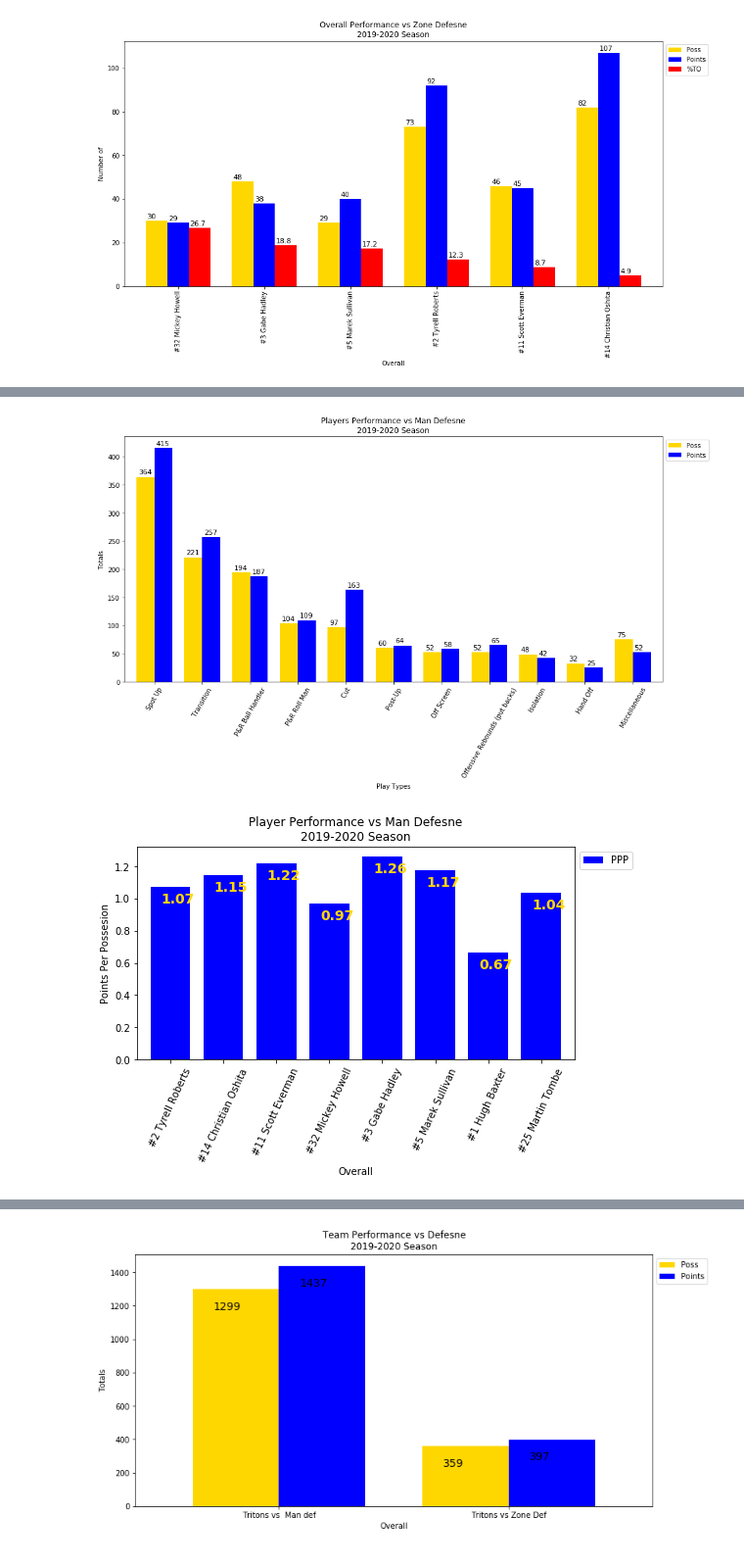
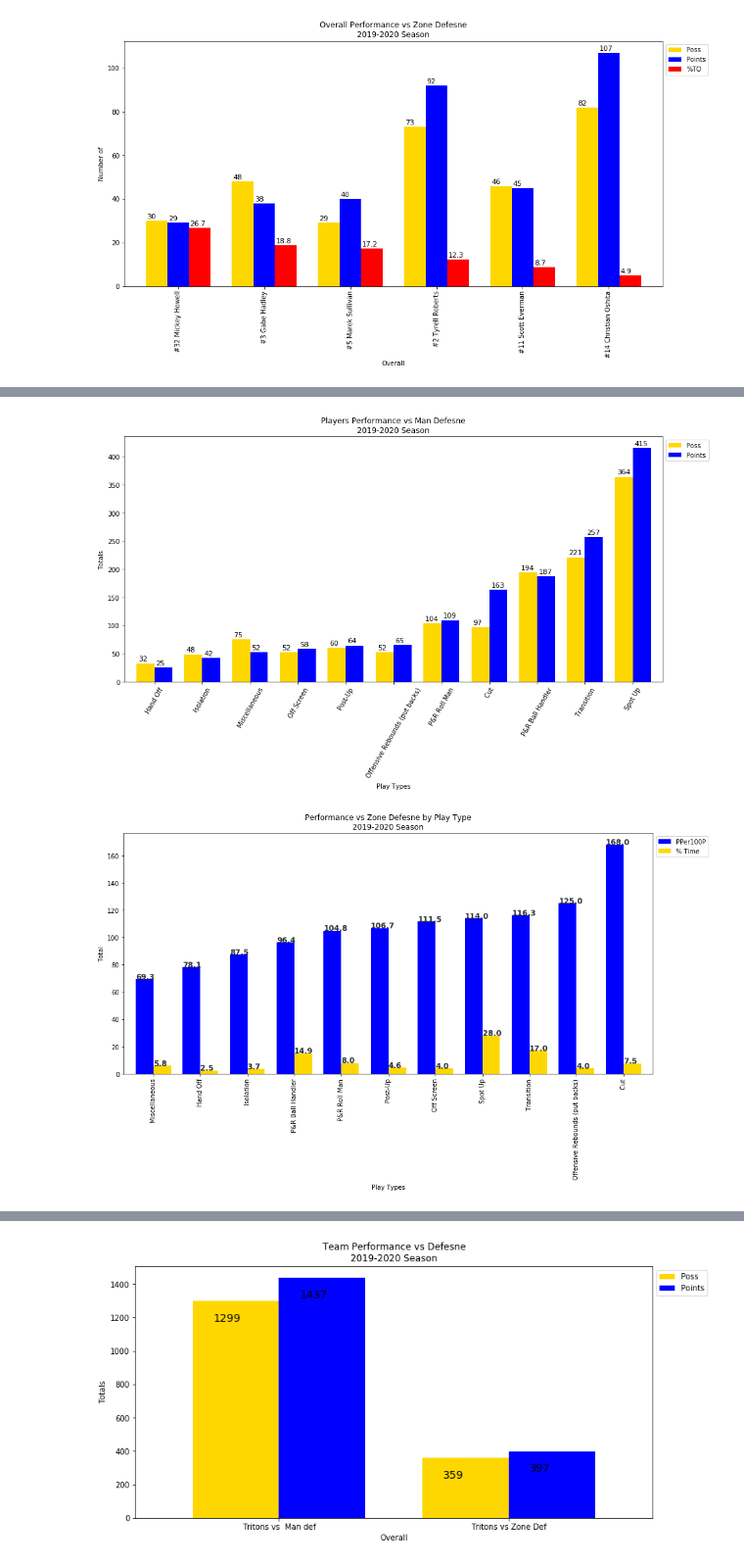
Before and after one commit to AstroWa3l/MBB_performance_analysis, a Jupyter notebook: Off Performance vs Zone and Man Def.ipynb, the cells around one changed output, grey strips where cells are left out. Shown: that part at 98% size. Saved outputs shown, nothing was run; the diff lists cells and outputs as text; code cells hidden in the pictures.

```diff
--- a/Off Performance vs Zone and Man Def.ipynb
+++ b/Off Performance vs Zone and Man Def.ipynb
@@ -262,2 +285,2 @@ plt.savefig('Rotation Players Performance vs Man Defesne.png',bbox_extra_artists
 # %%
-df6 = pd.read_excel('OffvsMan_Zone19_20.xlsx', sheet_name='playtypesVsMan')
+playtypes_man = pd.read_excel('OffvsMan_Zone19_20.xlsx', sheet_name='playtypesVsMan')
@@ -264,5 +302,12 @@ df6 = pd.read_excel('OffvsMan_Zone19_20.xlsx', sheet_name='playtypesVsMan')
+# %%
+percent_cols=['% Time','FG%','aFG%','%TO','%FT','%SF','%Score']
+normalize = 100
+
+for column in playtypes_man.columns:
+    if column in percent_cols:
+        playtypes_man[column]=playtypes_man[column]*normalize
 # %%
-ax = df6.plot(x='Play Types', y=['Poss','Points'], kind="bar",width=.75,color=['Gold','Blue',],figsize=(15,7))
+ax = playtypes_man.sort_values(by='Points').plot(x='Play Types', y=['Poss','Points'], kind="bar",width=.75,color=['Gold','Blue',],figsize=(15,7))
 plt.ylabel('Totals'),plt.title("Players Performance vs Man Defesne\n2019-2020 Season"),plt.xticks(rotation=60)
 lgd = plt.legend(loc='upper left', bbox_to_anchor=(1,1))
 for i in ax.patches:
@@ -270,15 +315,16 @@ for i in ax.patches:
             str(round((i.get_height()), 2)), fontsize=11, color='Black',
                 rotation=0)
 # %% [output]
-[figure, old version]
+[figure, new version]
+# %%
+playtypes_man['PPer100P'] = 100*playtypes_man['PPP']
 # %%
-ax = df4.plot(x='Overall', y=['PPP'], kind="bar",width=.75,color=['blue'],figsize=(8,4))
-plt.ylabel('Points Per Possesion'),plt.title("Player Performance vs Man Defesne\n2019-2020 Season"),plt.xticks(rotation=65)
+ax = playtypes_man.sort_values(by='PPer100P').plot(x='Play Types', y=['PPer100P','% Time'], kind="bar",width=.75,color=['Blue','Gold','red'],figsize=(15,7))
+plt.ylabel('Total'),plt.title("Performance vs Zone Defesne by Play Type\n2019-2020 Season")
 lgd = plt.legend(loc='upper left', bbox_to_anchor=(1,1))
 for i in ax.patches:
-    ax.text(i.get_x()+0.2, i.get_height()-0.1, \
-            str(round((i.get_height()), 2)), fontsize=14, color='Gold',
+    ax.text(i.get_x()+.003, i.get_height()+0.09, \
+            str(round((i.get_height()), 2)), fontsize=12, color='#292f33',
                 rotation=0,weight='bold')
-# plt.savefig('main_rotation_ZoneDef_performance.png',bbox_extra_artists=(lgd,),bbox_inches='tight',dpi=130)
 # %% [output]
-[figure, old version]
+[figure, new version]
```
Also changed, not shown: parts of 14 cells of this notebook, 2 other files.
